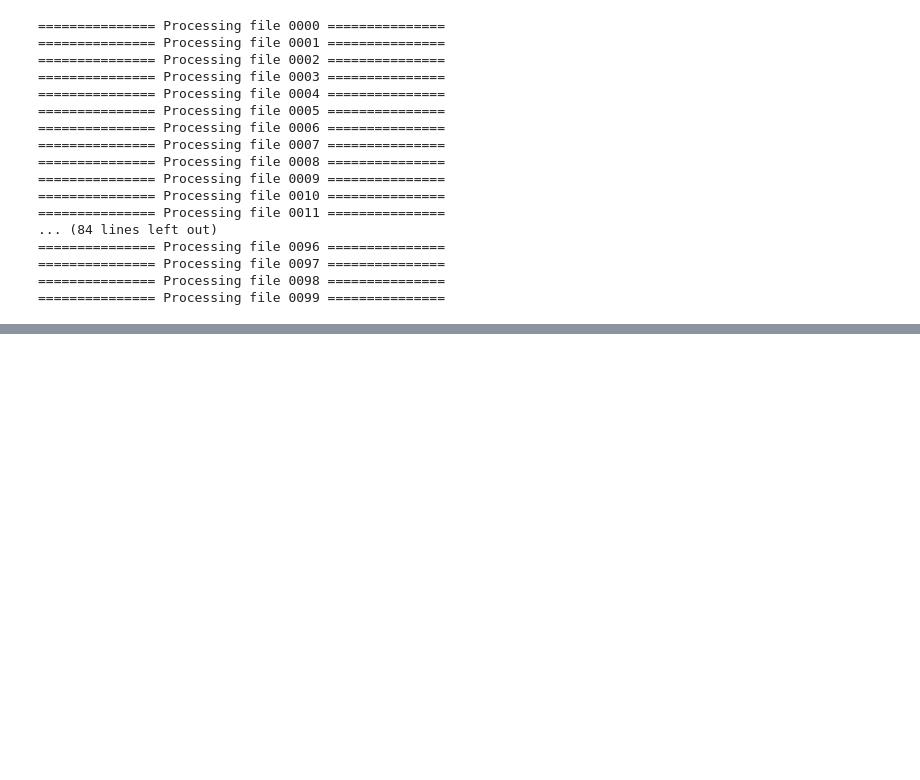
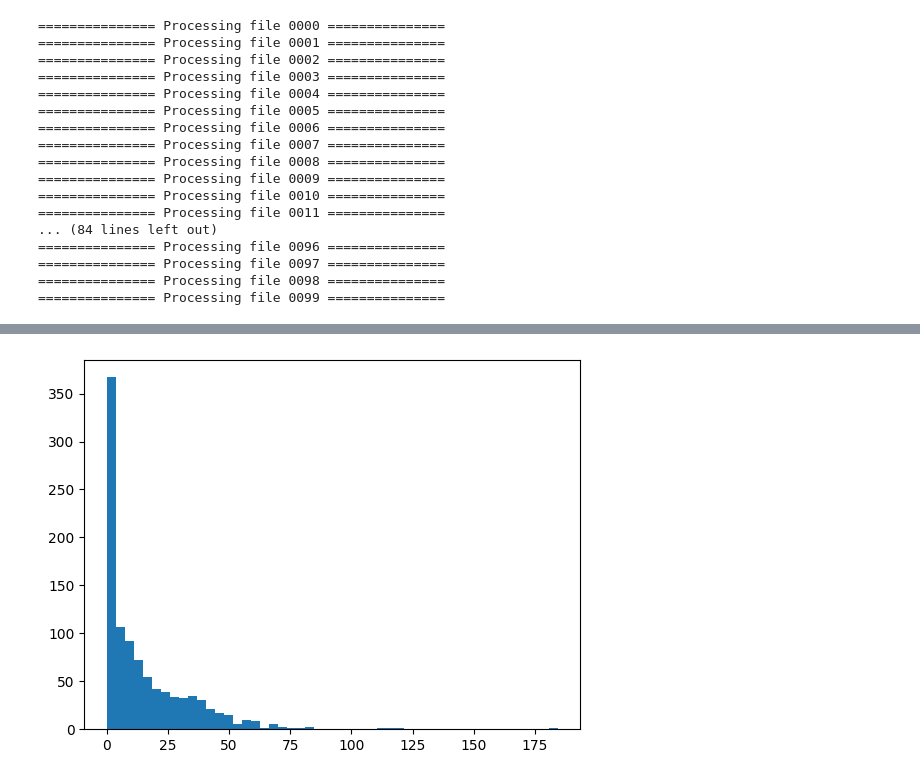
Before and after one commit to nanoseeing/ahc048, a Jupyter notebook: notebooks/errtest.ipynb, the cells around one changed output, grey strips where cells are left out. Saved outputs shown, nothing was run; the diff lists cells and outputs as text; code cells hidden in the pictures; blank space fills up the shorter version.

```diff
--- a/notebooks/errtest.ipynb
+++ b/notebooks/errtest.ipynb
@@ -53,0 +60,5 @@ plt.show()
+# %%
+plt.hist(results[11], bins=50)
+plt.show()
+# %% [output]
+[figure, added]
```
Also changed, not shown: parts of 4 cells of this notebook, 32 other files.
